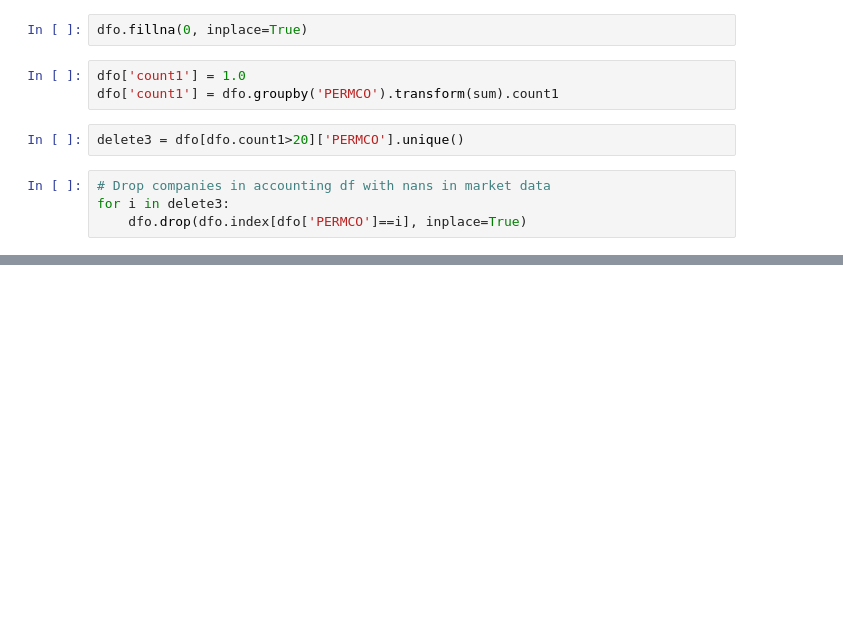
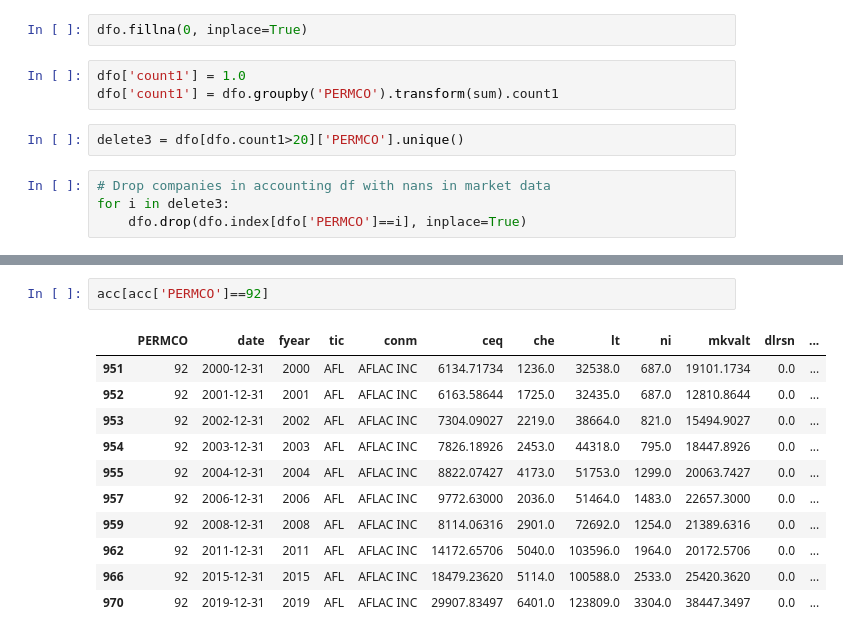
Before and after one commit to evamferreira/Thesis_Rep, a Jupyter notebook: Data/data_treat.ipynb, the cells around one changed output, grey strips where cells are left out. Saved outputs shown, nothing was run; the diff lists cells and outputs as text; blank space fills up the shorter version.

```diff
--- a/Data/data_treat.ipynb
+++ b/Data/data_treat.ipynb
@@ -701,0 +778,14 @@ dfo
+# %%
+acc[acc['PERMCO']==92]
+# %% [output]
+|  | PERMCO | date | fyear | tic | conm | ceq | che | lt | ni | mkvalt | dlrsn | ... |
+| 951 | 92 | 2000-12-31 | 2000 | AFL | AFLAC INC | 6134.71734 | 1236.0 | 32538.0 | 687.0 | 19101.1734 | 0.0 | ... |
+| 952 | 92 | 2001-12-31 | 2001 | AFL | AFLAC INC | 6163.58644 | 1725.0 | 32435.0 | 687.0 | 12810.8644 | 0.0 | ... |
+| 953 | 92 | 2002-12-31 | 2002 | AFL | AFLAC INC | 7304.09027 | 2219.0 | 38664.0 | 821.0 | 15494.9027 | 0.0 | ... |
+| 954 | 92 | 2003-12-31 | 2003 | AFL | AFLAC INC | 7826.18926 | 2453.0 | 44318.0 | 795.0 | 18447.8926 | 0.0 | ... |
+| 955 | 92 | 2004-12-31 | 2004 | AFL | AFLAC INC | 8822.07427 | 4173.0 | 51753.0 | 1299.0 | 20063.7427 | 0.0 | ... |
+| 957 | 92 | 2006-12-31 | 2006 | AFL | AFLAC INC | 9772.63000 | 2036.0 | 51464.0 | 1483.0 | 22657.3000 | 0.0 | ... |
+| 959 | 92 | 2008-12-31 | 2008 | AFL | AFLAC INC | 8114.06316 | 2901.0 | 72692.0 | 1254.0 | 21389.6316 | 0.0 | ... |
+| 962 | 92 | 2011-12-31 | 2011 | AFL | AFLAC INC | 14172.65706 | 5040.0 | 103596.0 | 1964.0 | 20172.5706 | 0.0 | ... |
+| 966 | 92 | 2015-12-31 | 2015 | AFL | AFLAC INC | 18479.23620 | 5114.0 | 100588.0 | 2533.0 | 25420.3620 | 0.0 | ... |
+| 970 | 92 | 2019-12-31 | 2019 | AFL | AFLAC INC | 29907.83497 | 6401.0 | 123809.0 | 3304.0 | 38447.3497 | 0.0 | ... |
```
Also changed, not shown: parts of 13 cells of this notebook.
